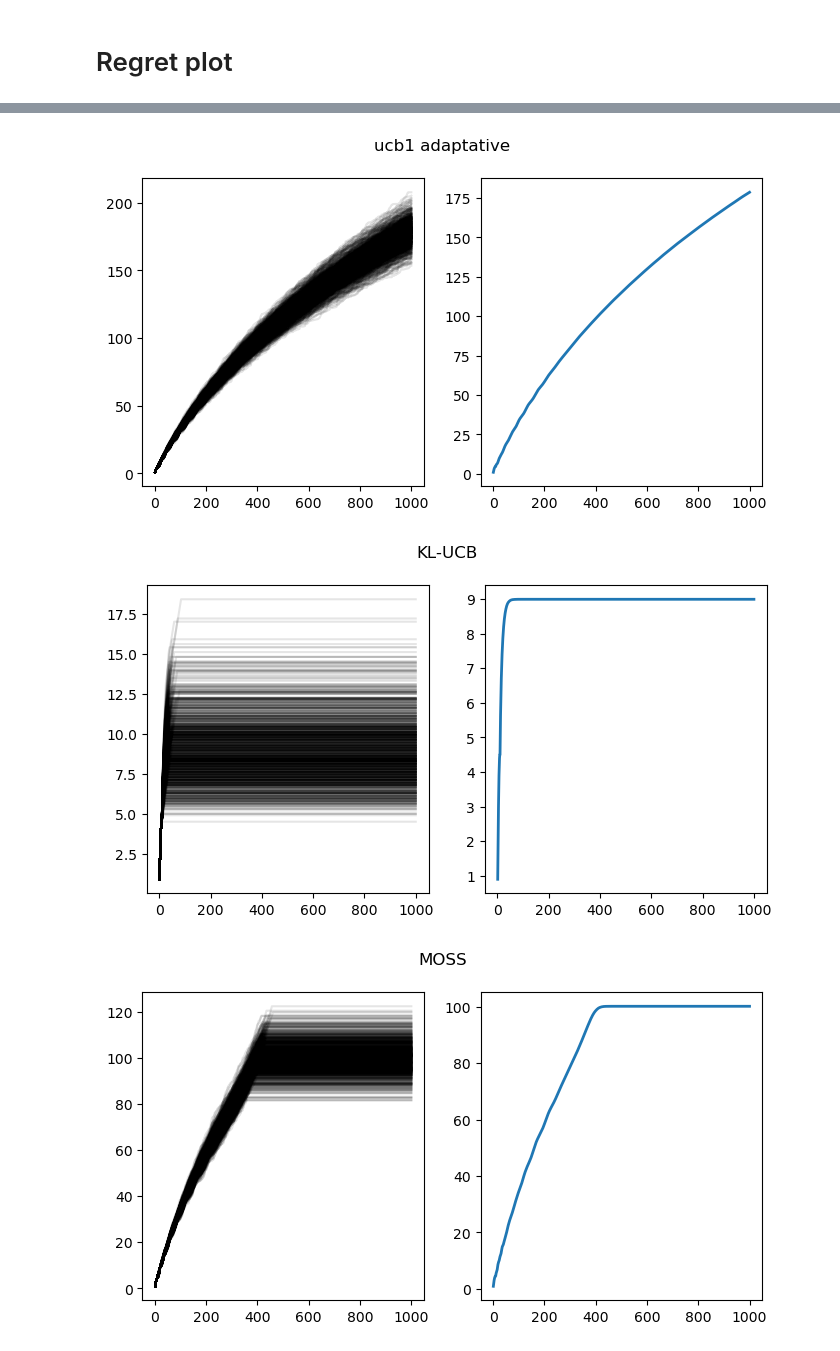
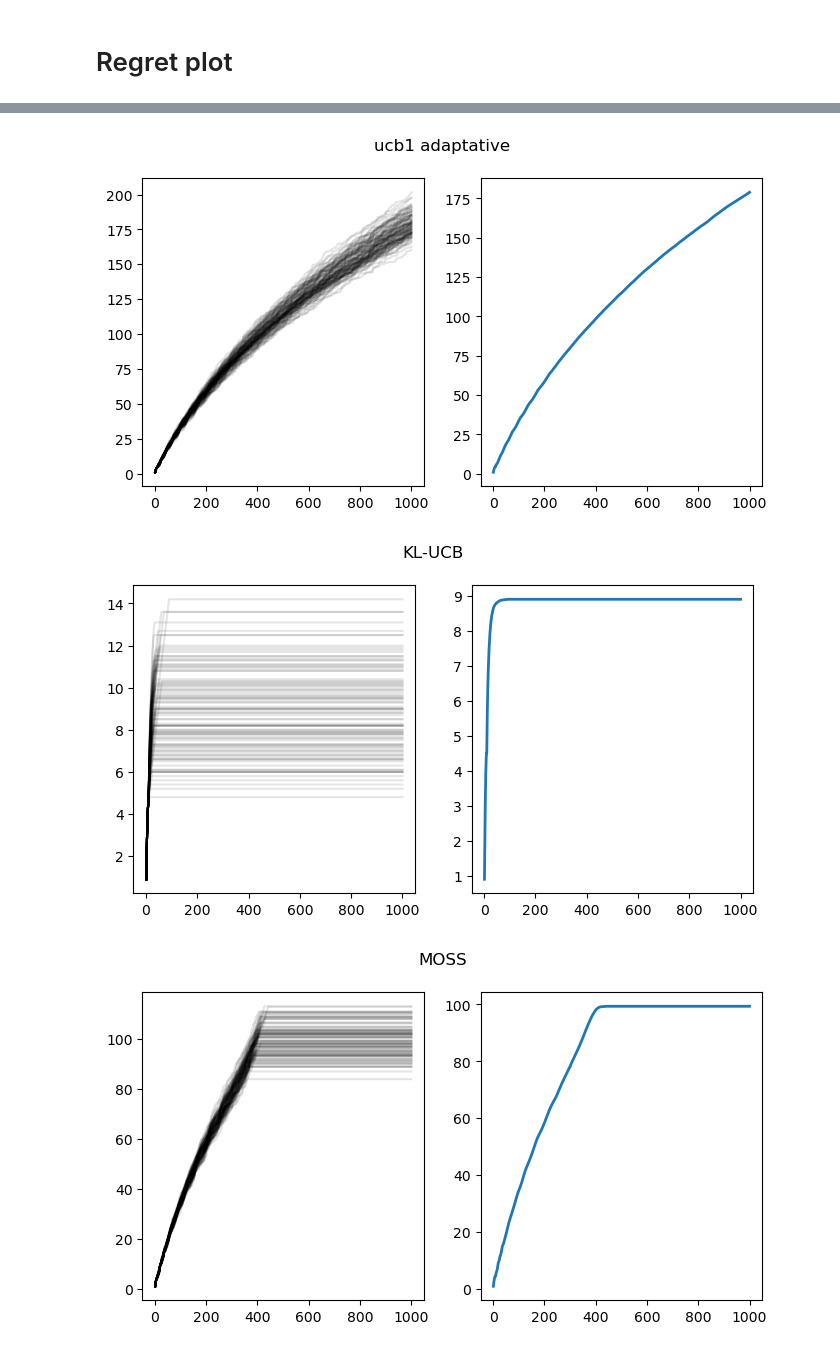
Before and after one commit to sofiendhouib/bandits, a Jupyter notebook: stochastic_bandit.ipynb, the cells around one changed output, grey strips where cells are left out. Drawn from its saved outputs; the diff is of its cells as text; code cells hidden in the pictures.

Commit message:
adaptation to new stochastic bandit policy classes

```diff
--- a/stochastic_bandit.ipynb
+++ b/stochastic_bandit.ipynb
@@ -18,7 +18,7 @@ Either we call the random generation routine, or we access a predefined table co
 # %%
 arm_means = 0.1*np.arange(1,11)
 bandit_instance = bandit.StochasticBandit(arm_means, partial(random.binomial, 1))
-bandit_experiment = experiment.StochasticBanditExperiment(horizon= 1000, repetitions= 1000)
+bandit_experiment = experiment.StochasticBanditExperiment(horizon= 1000, repetitions= 100)
 agent = policy.UCB1()
 #policy_with_args = policy.kl_ucb
 bandit_experiment.run_parallel(bandit_instance, agent, show_progress= True)
@@ -62,11 +62,13 @@ plt.savefig("regret_realizations.png", format= "png")# %%
 # Regret plot
 # %%
 policy_dict = {
-    "ucb1 const": partial(policy.ucb1, a= lambda u: horizon**2),
-    "ucb1 adaptative": partial(policy.ucb1, a= lambda u: 1+u*log(u)**2),
-    "KL-UCB": policy.kl_ucb,
-    "MOSS": partial(policy.moss, horizon_arms_ratio= horizon/len(bandit_instance.arm_means)),
-    "Thompson": partial(policy.Thompson_Bernoulli, a= 1, b= 1),
+    "ucb1 const": policy.UCB1(),
+    "ucb1 adaptative": policy.UCB1(a= lambda u: 1+u*log(u)**2),
+    "KL-UCB": policy.KLUCB(),
+    "MOSS": policy.MOSS(horizon_arms_ratio= bandit_experiment.horizon/len(bandit_instance.arm_means)),
+    "Optimally Confident UCB": policy.OptimallyConfidentUCB(horizon= bandit_experiment.horizon),
+    "AdaUCB": policy.AdaUCB(horizon= bandit_experiment.horizon),
+    "Thompson": policy.ThompsonBernoulli(a= 1, b= 1),
 }
 
 for pol_name, pol in tqdm(policy_dict.items()):
@@ -82,3 +84,3 @@ for pol_name, pol in tqdm(policy_dict.items()):
-[figure, old version]
+[figure, new version]
-[figure, old version]
+[figure, new version]
-[figure, old version]
+[figure, new version]
```
Also changed, not shown: parts of 5 cells of this notebook, 1 other file.
